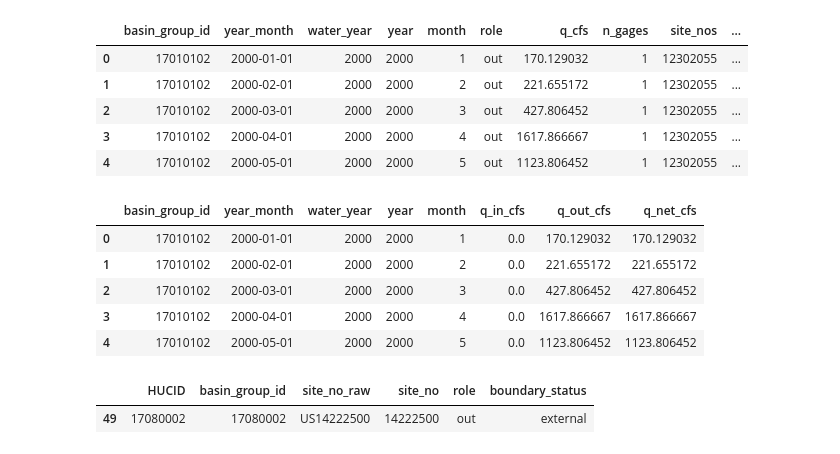
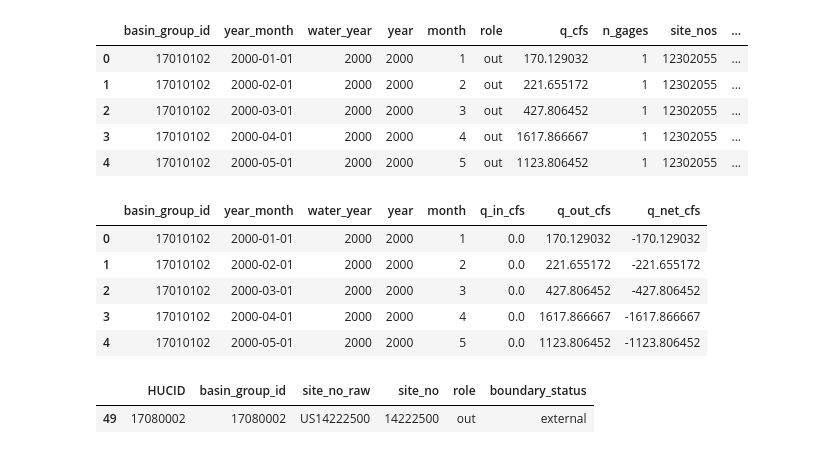
Before and after one commit to watrs-csumb/huc8basin-water-balance, a Jupyter notebook: q_data_wrangle_hucid.ipynb, the cells around one changed output. Cells and saved outputs as stored; diff of their text form; code cells hidden in the pictures.

```diff
--- a/q_data_wrangle_hucid.ipynb
+++ b/q_data_wrangle_hucid.ipynb
@@ -327,39 +327,39 @@ q_monthly = ( # Create a pivot table to reshape the data
         aggfunc="sum"
     )
     .reset_index() # Reset the index to make the columns regular
 )
 
 q_monthly.columns.name = None # make column names regular.
 
 if "in" not in q_monthly.columns: # Check if the "in" column exists
     q_monthly["in"] = 0.0
 
 if "out" not in q_monthly.columns: # Check if the "out" column exists
     q_monthly["out"] = 0.0
 
 q_monthly = q_monthly.rename(columns={ # Rename the columns
     "in": "q_in_cfs",
     "out": "q_out_cfs"
 })
 
 q_monthly["q_in_cfs"] = q_monthly["q_in_cfs"].fillna(0) # Fill missing values with 0
 q_monthly["q_out_cfs"] = q_monthly["q_out_cfs"].fillna(0) #
 
 # Net runoff/export from the analysis basin
-q_monthly["q_net_cfs"] = q_monthly["q_out_cfs"] - q_monthly["q_in_cfs"]
+q_monthly["q_net_cfs"] = q_monthly["q_in_cfs"] - q_monthly["q_out_cfs"]
 
 q_monthly = q_monthly.sort_values(["basin_group_id", "year_month"])
 
 q_monthly.to_csv(data_dir / "q"/"q_monthly_by_basin_group.csv", index=False)
 
 q_monthly.head()
 # %% [output]
 |  | basin_group_id | year_month | water_year | year | month | q_in_cfs | q_out_cfs | q_net_cfs |
-| 0 | 17010102 | 2000-01-01 | 2000 | 2000 | 1 | 0.0 | 170.129032 | 170.129032 |
-| 1 | 17010102 | 2000-02-01 | 2000 | 2000 | 2 | 0.0 | 221.655172 | 221.655172 |
-| 2 | 17010102 | 2000-03-01 | 2000 | 2000 | 3 | 0.0 | 427.806452 | 427.806452 |
-| 3 | 17010102 | 2000-04-01 | 2000 | 2000 | 4 | 0.0 | 1617.866667 | 1617.866667 |
-| 4 | 17010102 | 2000-05-01 | 2000 | 2000 | 5 | 0.0 | 1123.806452 | 1123.806452 |
+| 0 | 17010102 | 2000-01-01 | 2000 | 2000 | 1 | 0.0 | 170.129032 | -170.129032 |
+| 1 | 17010102 | 2000-02-01 | 2000 | 2000 | 2 | 0.0 | 221.655172 | -221.655172 |
+| 2 | 17010102 | 2000-03-01 | 2000 | 2000 | 3 | 0.0 | 427.806452 | -427.806452 |
+| 3 | 17010102 | 2000-04-01 | 2000 | 2000 | 4 | 0.0 | 1617.866667 | -1617.866667 |
+| 4 | 17010102 | 2000-05-01 | 2000 | 2000 | 5 | 0.0 | 1123.806452 | -1123.806452 |
 # %%
 # Which selected gauges did not find streamflow records?
 selected_gages = set(gage_lookup["site_no"]) # Get the set of selected gage IDs
```
Also changed, not shown: parts of 1 cell of this notebook.
